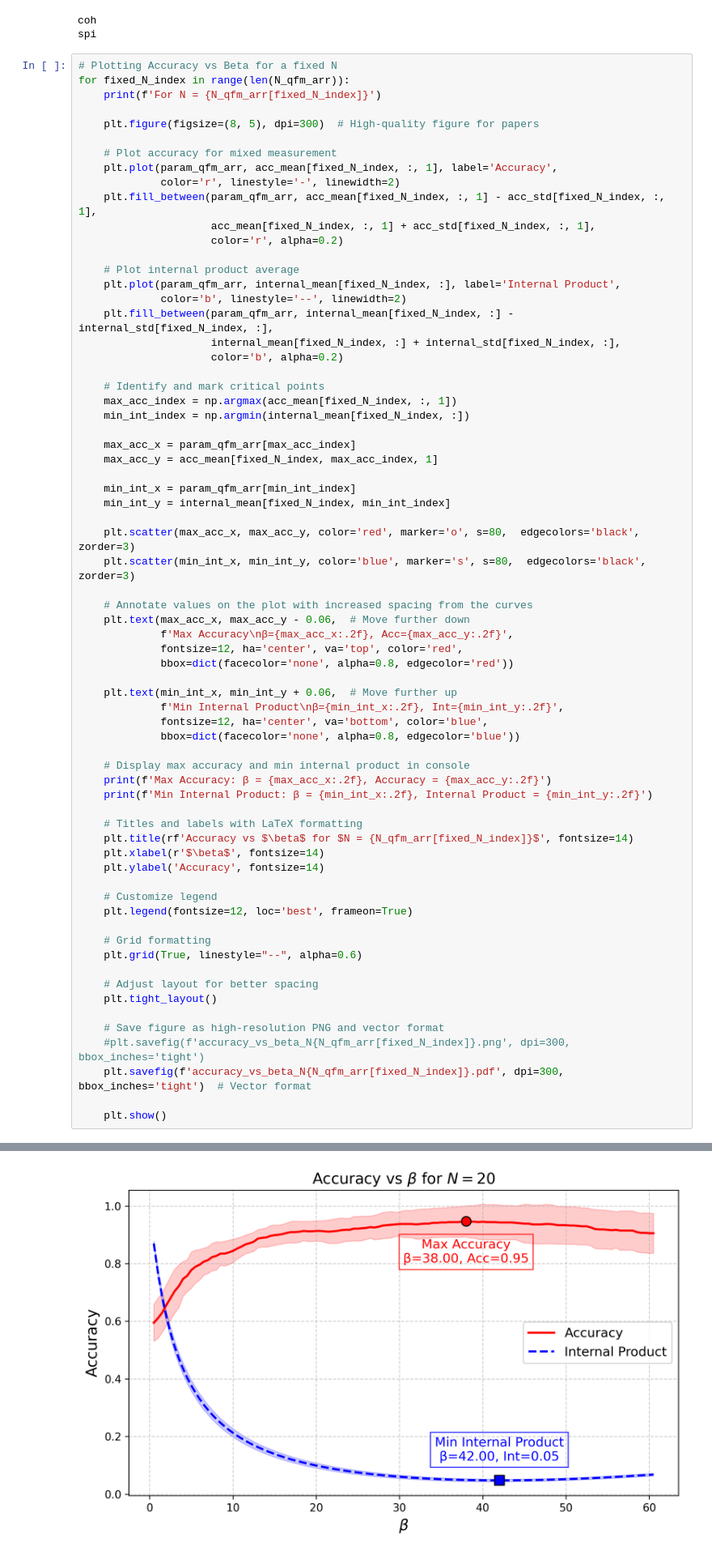
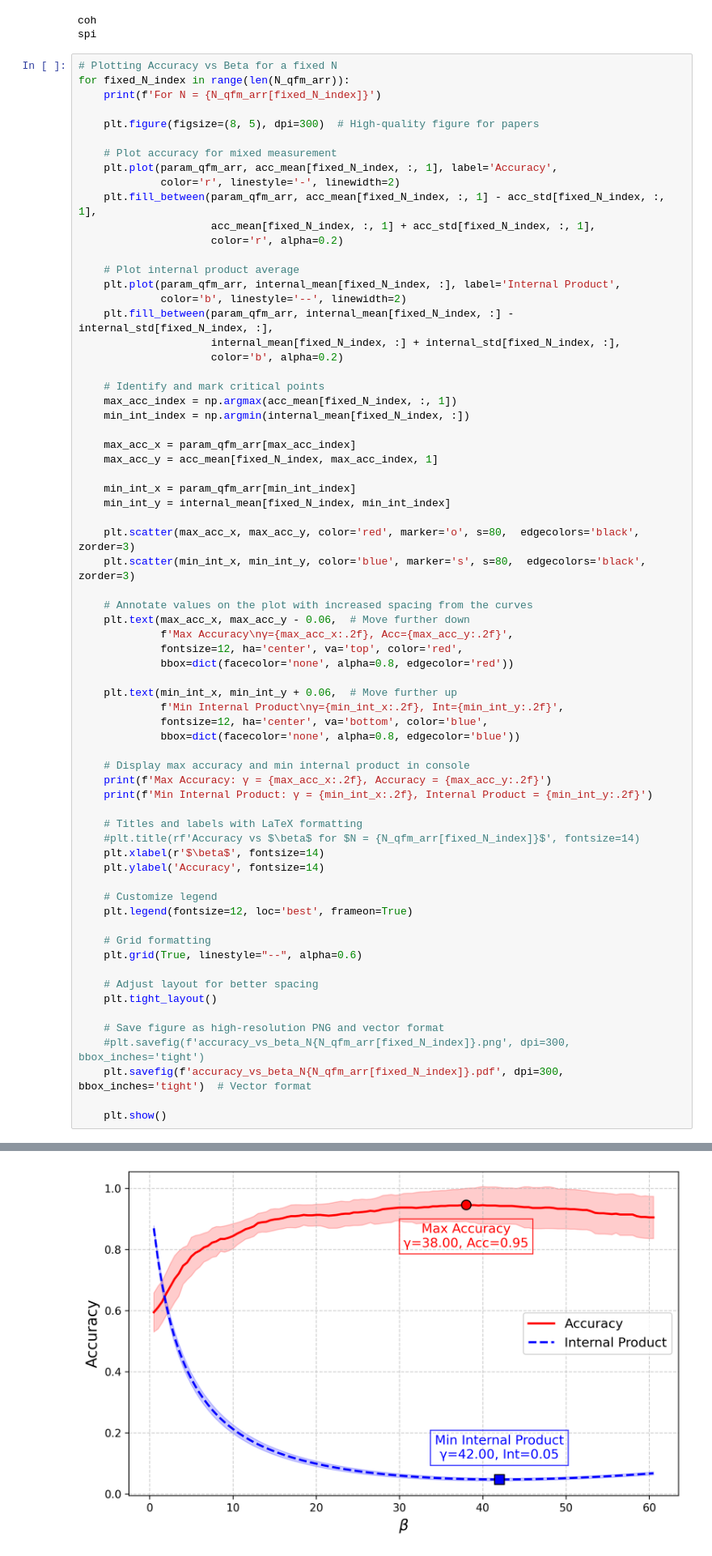
Before and after one commit to hectorJGH/Thesis-Und, a Jupyter notebook: Average_Parallel.ipynb, the cells around one changed output, grey strips where cells are left out. Shown: that part at 81% size. Cells and saved outputs as stored; diff of their text form.

```diff
--- a/Average_Parallel.ipynb
+++ b/Average_Parallel.ipynb
@@ -350,21 +350,21 @@ for fixed_N_index in range(len(N_qfm_arr)):
 
     # Annotate values on the plot with increased spacing from the curves
     plt.text(max_acc_x, max_acc_y - 0.06,  # Move further down
-             f'Max Accuracy\nβ={max_acc_x:.2f}, Acc={max_acc_y:.2f}',
+             f'Max Accuracy\nγ={max_acc_x:.2f}, Acc={max_acc_y:.2f}',
              fontsize=12, ha='center', va='top', color='red',
              bbox=dict(facecolor='none', alpha=0.8, edgecolor='red'))
 
     plt.text(min_int_x, min_int_y + 0.06,  # Move further up
-             f'Min Internal Product\nβ={min_int_x:.2f}, Int={min_int_y:.2f}',
+             f'Min Internal Product\nγ={min_int_x:.2f}, Int={min_int_y:.2f}',
              fontsize=12, ha='center', va='bottom', color='blue',
              bbox=dict(facecolor='none', alpha=0.8, edgecolor='blue'))
 
     # Display max accuracy and min internal product in console
-    print(f'Max Accuracy: β = {max_acc_x:.2f}, Accuracy = {max_acc_y:.2f}')
-    print(f'Min Internal Product: β = {min_int_x:.2f}, Internal Product = {min_int_y:.2f}')
+    print(f'Max Accuracy: γ = {max_acc_x:.2f}, Accuracy = {max_acc_y:.2f}')
+    print(f'Min Internal Product: γ = {min_int_x:.2f}, Internal Product = {min_int_y:.2f}')
 
     # Titles and labels with LaTeX formatting
-    plt.title(rf'Accuracy vs $\beta$ for $N = {N_qfm_arr[fixed_N_index]}$', fontsize=14)
+    #plt.title(rf'Accuracy vs $\beta$ for $N = {N_qfm_arr[fixed_N_index]}$', fontsize=14)
     plt.xlabel(r'$\beta$', fontsize=14)
     plt.ylabel('Accuracy', fontsize=14)
 
@@ -389,4 +389,4 @@ Min Internal Product: β = 42.00, Internal Product = 0.05
-[figure, old version]
+[figure, new version]
 # %%
 #print("\033[34m" + str(acc_mean) + "\033[0m")  # Blue for acc_mean
 #print("\033[32m" + str(acc_std) + "\033[0m")  # Green for acc_std
```
Also changed, not shown: parts of 1 cell of this notebook, 1 other file.
